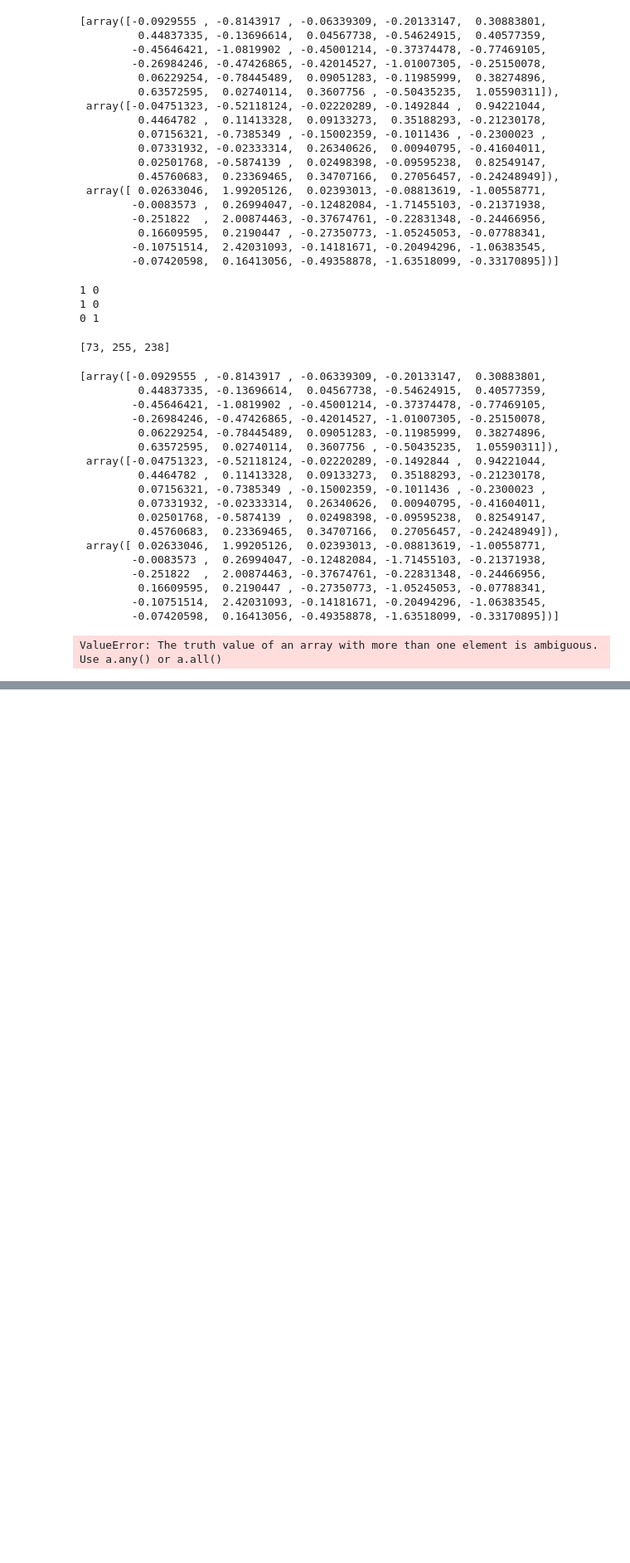
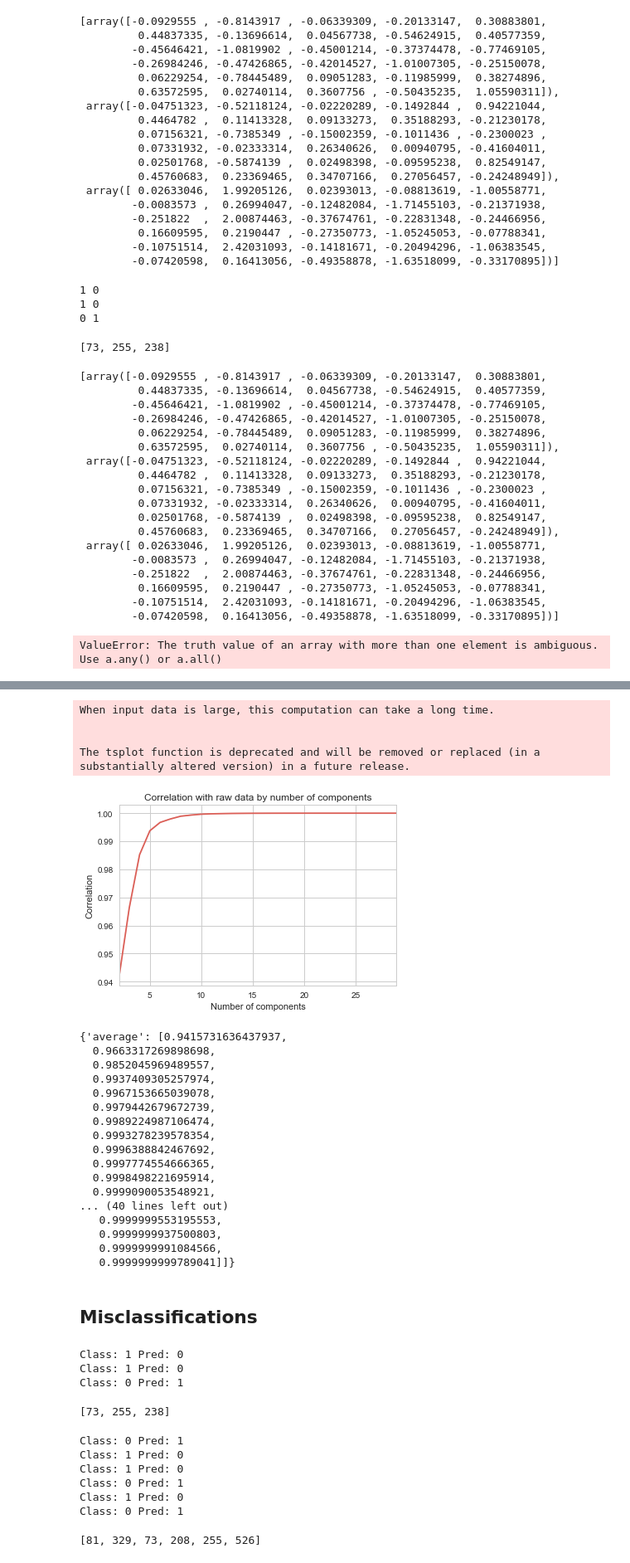
Before and after one commit to Estheray/D-Sigh, a Jupyter notebook: Project_Part_2.ipynb, the cells around one changed output, grey strips where cells are left out. Shown at 83% size. Saved outputs shown, nothing was run; the diff lists cells and outputs as text; code cells hidden in the pictures; blank space fills up the shorter version.

Commit message:
misclass anal + some vis

```diff
--- a/Project_Part_2.ipynb
+++ b/Project_Part_2.ipynb
@@ -924,0 +1027,2 @@ ValueError: The truth value of an array with more than one element is ambiguous.
+# %%
+X_test_arr = np.array(X_test)
@@ -924,0 +1045,50 @@ ValueError: The truth value of an array with more than one element is ambiguous.
+# %%
+hyp.describe(X_test_arr)
+# %% [output]
+When input data is large, this computation can take a long time.
+
+
+The tsplot function is deprecated and will be removed or replaced (in a substantially altered version) in a future release.
+[figure, added]
+{'average': [0.9415731636437937,
+  0.9663317269898698,
+  0.9852045969489557,
+  0.9937409305257974,
+  0.9967153665039078,
+  0.9979442679672739,
+  0.9989224987106474,
+  0.9993278239578354,
+  0.9996388842467692,
+  0.9997774554666365,
+  0.9998498221695914,
+  0.9999090053548921,
+... (40 lines left out)
+   0.9999999553195553,
+   0.9999999937500803,
+   0.9999999991084566,
+   0.9999999999789041]]}
+# %% [markdown]
+## Misclassifications
+# %%
+lr_misclassified = misclassified_indices(lr(X_train,y_train),X_test,y_test)
+# %% [output]
+Class: 1 Pred: 0
+Class: 1 Pred: 0
+Class: 0 Pred: 1
+# %%
+lr_misclassified
+# %% [output]
+[73, 255, 238]
+# %%
+knn_misclassified = misclassified_indices(knn(X_train,y_train),X_test,y_test)
+# %% [output]
+Class: 0 Pred: 1
+Class: 1 Pred: 0
+Class: 1 Pred: 0
+Class: 0 Pred: 1
+Class: 1 Pred: 0
+Class: 0 Pred: 1
+# %%
+knn_misclassified
+# %% [output]
+[81, 329, 73, 208, 255, 526]
```
Also changed, not shown: parts of 44 cells of this notebook, 1 other file.
